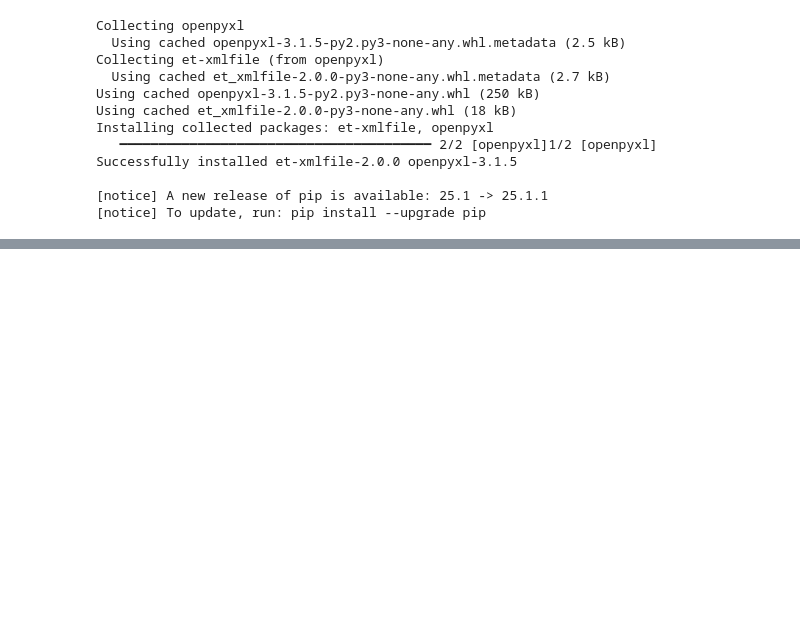
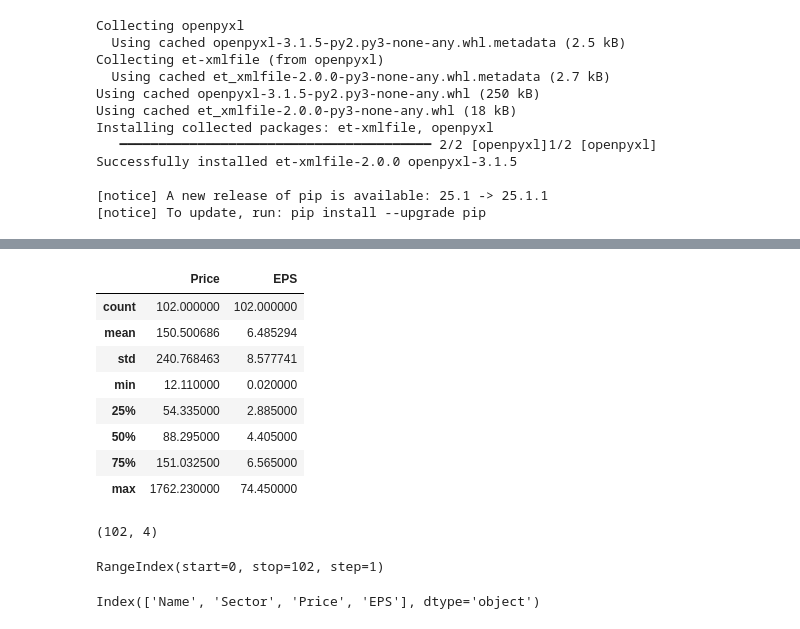
Before and after one commit to sunilsala88/batch-31, a Jupyter notebook: 9_data_analysis/pandas1.ipynb, the cells around one changed output, grey strips where cells are left out. Drawn from its saved outputs; the diff is of its cells as text; code cells hidden in the pictures; blank space fills up the shorter version.

```diff
--- a/9_data_analysis/pandas1.ipynb
+++ b/9_data_analysis/pandas1.ipynb
@@ -140,0 +218,25 @@ Successfully installed et-xmlfile-2.0.0 openpyxl-3.1.5
+# %%
+df6=pd.read_csv('https://raw.githubusercontent.com/sunilsala88/batch-29/main/10_data_analysis/sp500.csv')
+df6.describe()
+# %% [output]
+|  | Price | EPS |
+| count | 102.000000 | 102.000000 |
+| mean | 150.500686 | 6.485294 |
+| std | 240.768463 | 8.577741 |
+| min | 12.110000 | 0.020000 |
+| 25% | 54.335000 | 2.885000 |
+| 50% | 88.295000 | 4.405000 |
+| 75% | 151.032500 | 6.565000 |
+| max | 1762.230000 | 74.450000 |
+# %%
+df6.shape
+# %% [output]
+(102, 4)
+# %%
+df6.index
+# %% [output]
+RangeIndex(start=0, stop=102, step=1)
+# %%
+df6.columns
+# %% [output]
+Index(['Name', 'Sector', 'Price', 'EPS'], dtype='object')
```
Also changed, not shown: parts of 7 cells of this notebook.
